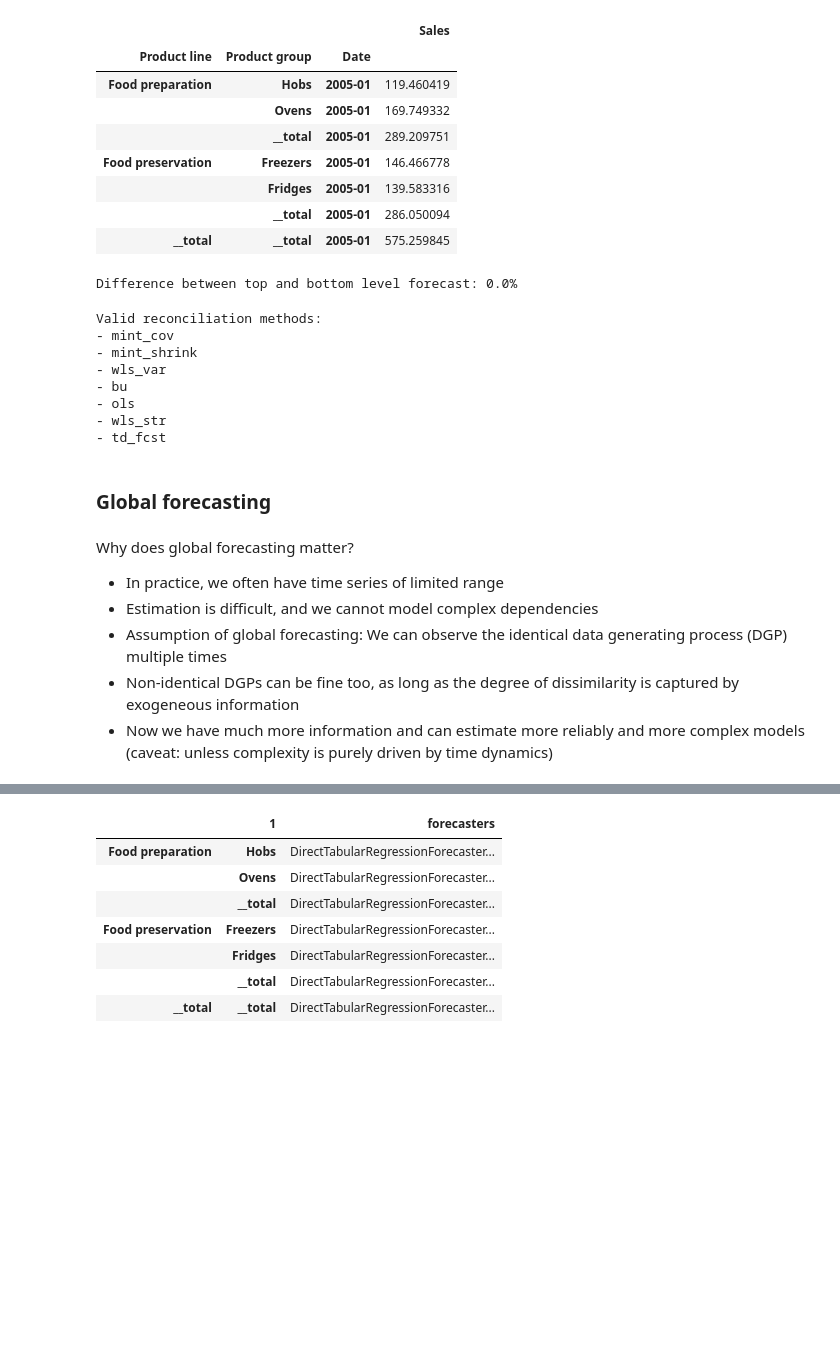
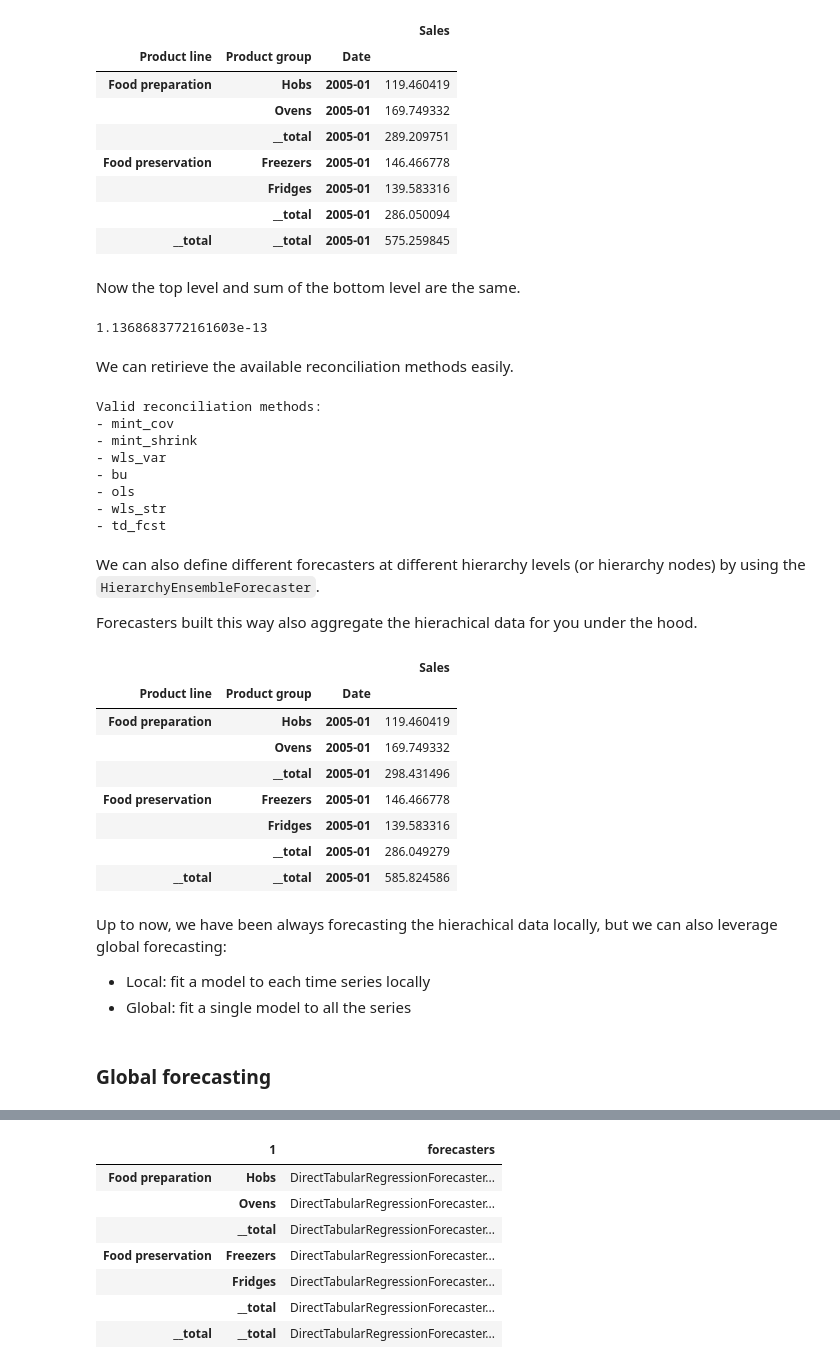
Before and after one commit to sktime/sktime-tutorial-ODSC-Europe-2023, a Jupyter notebook: notebooks/03_forecasting.ipynb, the cells around one changed output, grey strips where cells are left out. Drawn from its saved outputs; the diff is of its cells as text; code cells hidden in the pictures; blank space fills up the shorter version.

```diff
--- a/notebooks/03_forecasting.ipynb
+++ b/notebooks/03_forecasting.ipynb
@@ -774,15 +793,14 @@ y_hier_pred
 |  | Fridges | 2005-01 | 139.583316 |
 |  | __total | 2005-01 | 286.050094 |
 | __total | __total | 2005-01 | 575.259845 |
-# %%
-top = y_hier_pred.loc["__total", "__total"].values.sum()
-bottom = y_hier_pred.drop(index="__total", level=1).values.sum()
-
-print(
-    f"Difference between top and bottom level forecast: {np.abs(top - bottom)/top:.1%}"
-)
-# %% [output]
-Difference between top and bottom level forecast: 0.0%
+# %% [markdown]
+Now the top level and sum of the bottom level are the same.
+# %%
+575.259845 - (119.460419 + 169.749332 + 146.466778 + 139.583316)
+# %% [output]
+1.1368683772161603e-13
+# %% [markdown]
+We can retirieve the available reconciliation methods easily.
 # %%
 print("Valid reconciliation methods:")
 for method in ReconcilerForecaster.METHOD_LIST:
@@ -796,12 +814,45 @@ Valid reconciliation methods:
 - ols
 - wls_str
 - td_fcst
+# %% [markdown]
+We can also define different forecasters at different hierarchy levels (or hierarchy nodes) by using the `HierarchyEnsembleForecaster`.
+
+Forecasters built this way also aggregate the hierachical data for you under the hood.
+# %%
+from odsc_utils import load_product_hierarchy
+
+y = load_product_hierarchy()
+# %%
+from sktime.forecasting.compose import HierarchyEnsembleForecaster
+from sktime.forecasting.arima import AutoARIMA
+from sktime.forecasting.ets import AutoETS
+
+forecasters = [
+    ('Auto ARIMA', AutoARIMA(), 0),
+    ('Auto ETS', AutoETS(auto=True), 1)
+]
+
+forecaster = HierarchyEnsembleForecaster(
+                forecasters=forecasters,
+                by='level', default = AutoETS(auto=True)
+)
+
+y_pred = forecaster.fit_predict(y, fh=[1])
+
+y_pred
+# %% [output]
+|  |  |  | Sales |
+| Product line | Product group | Date |  |
+| Food preparation | Hobs | 2005-01 | 119.460419 |
+|  | Ovens | 2005-01 | 169.749332 |
+|  | __total | 2005-01 | 298.431496 |
+| Food preservation | Freezers | 2005-01 | 146.466778 |
+|  | Fridges | 2005-01 | 139.583316 |
+|  | __total | 2005-01 | 286.049279 |
+| __total | __total | 2005-01 | 585.824586 |
+# %% [markdown]
+Up to now, we have been always forecasting the hierachical data locally, but we can also leverage global forecasting:
+- Local: fit a model to each time series locally
+- Global: fit a single model to all the series
 # %% [markdown]
 ### Global forecasting
-# %% [markdown]
-Why does global forecasting matter?
-- In practice, we often have time series of limited range
-- Estimation is difficult, and we cannot model complex dependencies
-- Assumption of global forecasting: We can observe the identical data generating process (DGP) multiple times
-- Non-identical DGPs can be fine too, as long as the degree of dissimilarity is captured by exogeneous information
-- Now we have much more information and can estimate more reliably and more complex models (caveat: unless complexity is purely driven by time dynamics)
```
Also changed, not shown: parts of 25 cells of this notebook, 1 other file.
